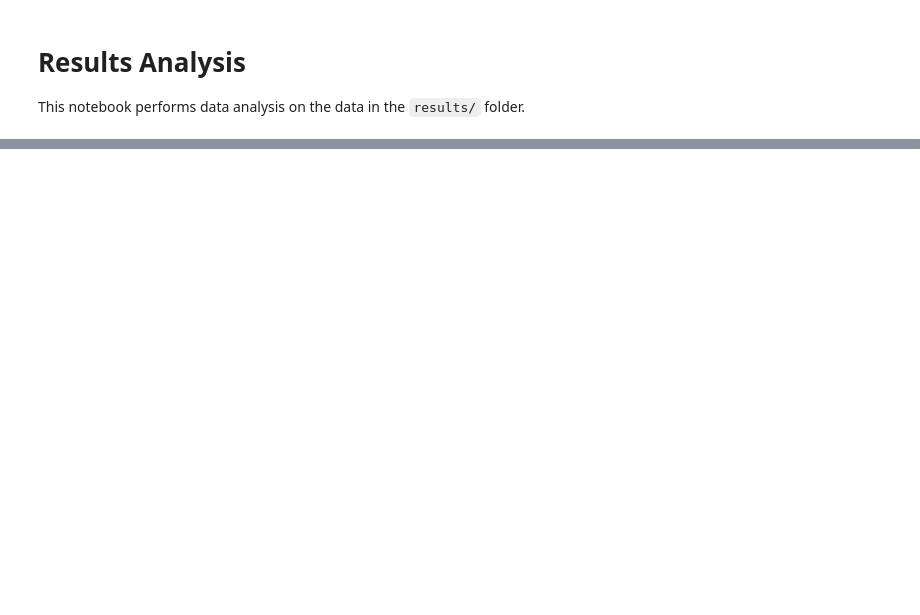
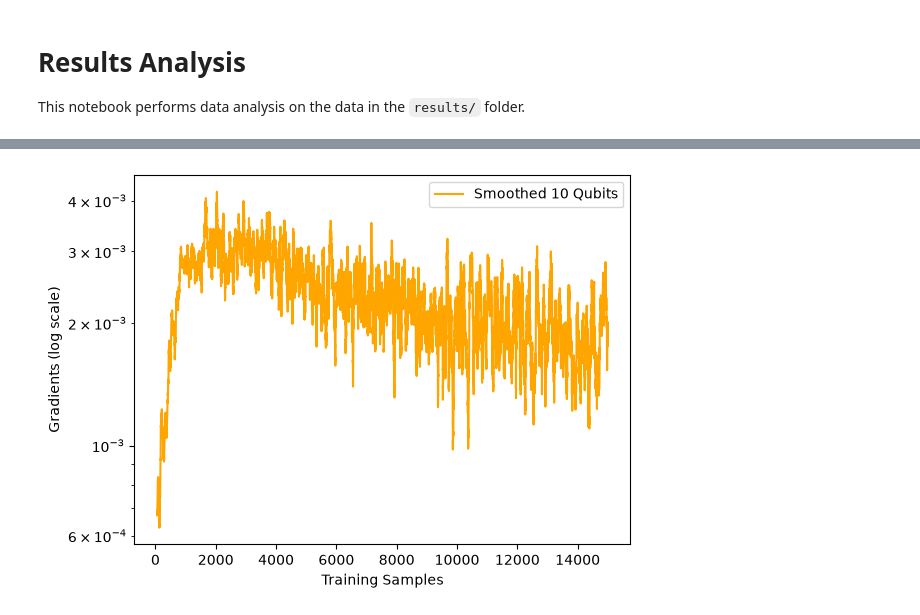
Before and after one commit to dylan-odonoghue/Partial-Error-Correction-on-Non-Clifford-Gates, a Jupyter notebook: result_analysis.ipynb, the cells around one changed output, grey strips where cells are left out. Cells and saved outputs as stored; diff of their text form; code cells hidden in the pictures; blank space fills up the shorter version.

```diff
--- a/result_analysis.ipynb
+++ b/result_analysis.ipynb
@@ -42,0 +163,15 @@ print(np.logspace(-5, np.log10(5.11e-3), 9))
+# %%
+# Use running average to smooth the gradients for better visualization
+window_size = 50
+smoothed_gradients = TrainingData.running_average(training_data_list[0].gradients, window_size)
+smoothed_training_samples = training_data_list[0].training_samples[window_size - 1:]  # Adjust the training samples to match the smoothed gradients
+
+# Plot the smoothed gradients
+plt.plot(smoothed_training_samples, smoothed_gradients, label=f'Smoothed {training_data_list[0].qubits} Qubits', color='orange')
+plt.xlabel('Training Samples')
+plt.ylabel('Gradients (log scale)')
+plt.yscale('log')
+plt.legend()
+plt.show()
+# %% [output]
+[figure, added]
```
Also changed, not shown: parts of 13 cells of this notebook, 3 other files.
